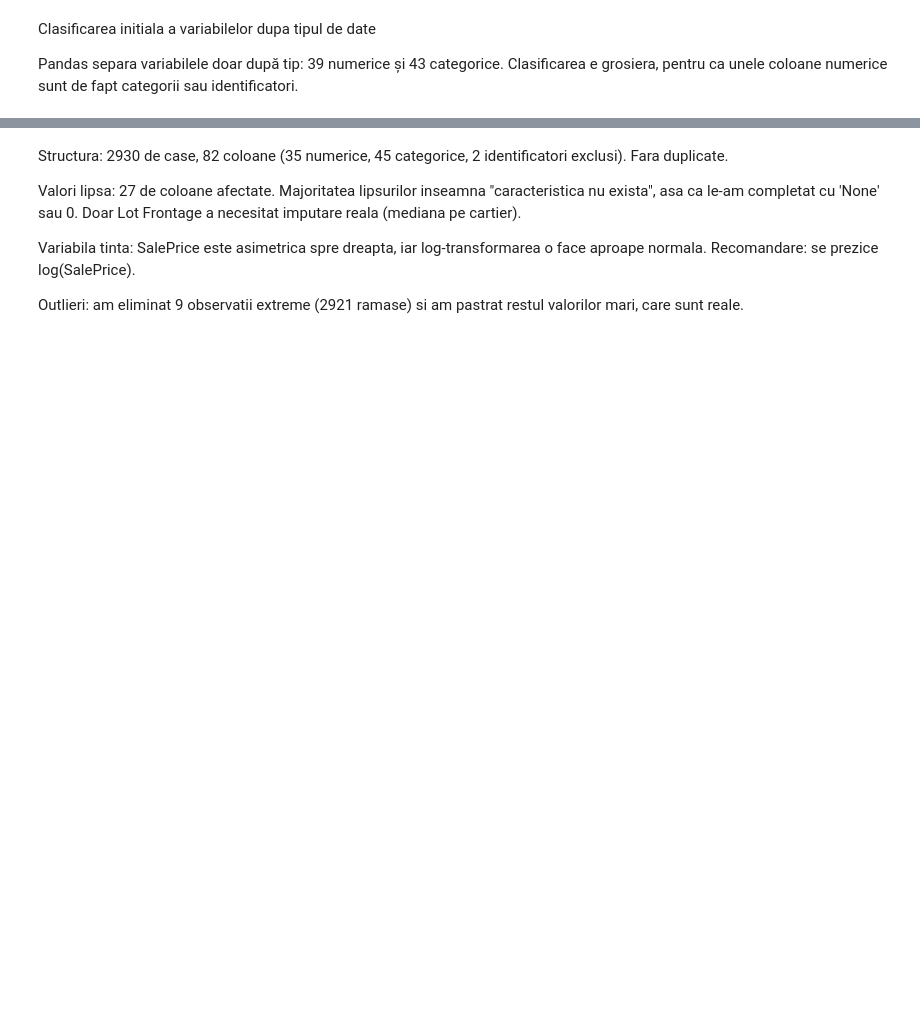
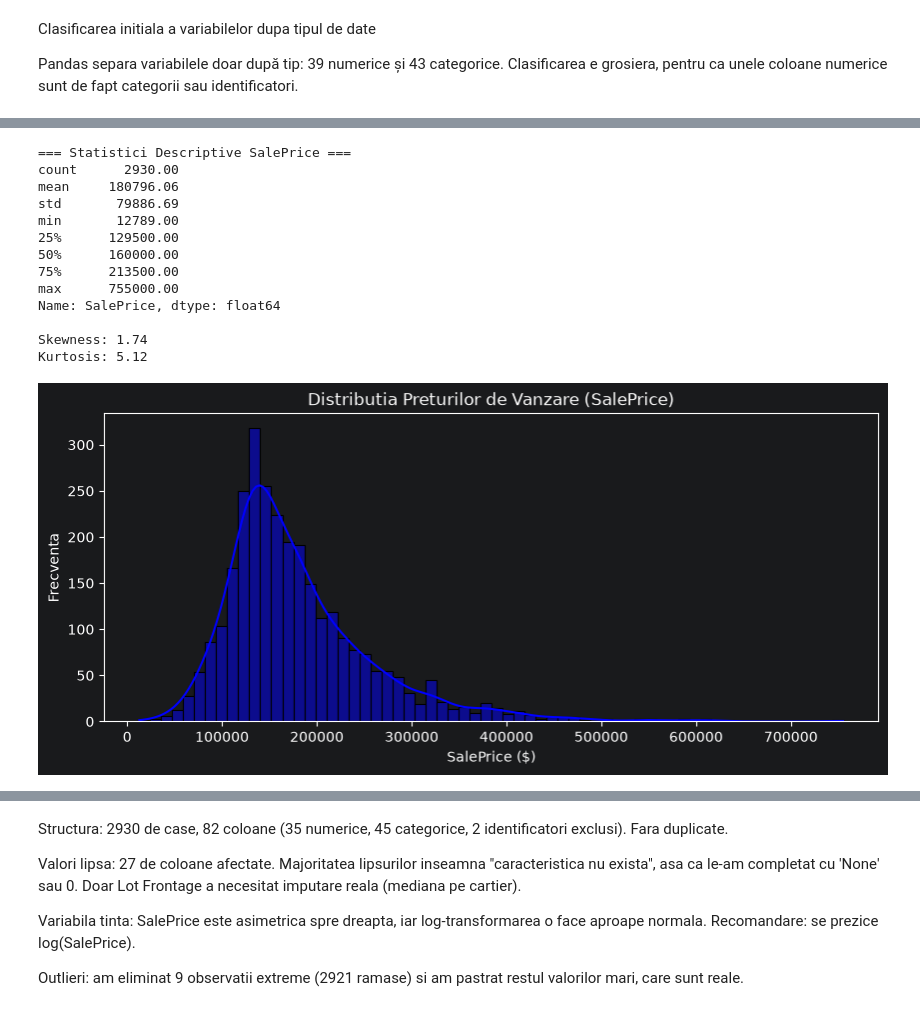
Before and after one commit to IuliaGalan/ames-housing-ML, a Jupyter notebook: EDA.ipynb, the cells around one changed output, grey strips where cells are left out. Drawn from its saved outputs; the diff is of its cells as text; code cells hidden in the pictures; blank space fills up the shorter version.

```diff
--- a/EDA.ipynb
+++ b/EDA.ipynb
@@ -5,7 +5,11 @@ import matplotlib.pyplot as plt
 import seaborn as sns
 
 # citeste fisierul si il pune intr-un tabel pandas numit df (DataFrame)
-df = pd.read_csv('AmesHousing.csv', sep='\t')
+# Citim fisierul original si il salvam ca df_raw (backup neatins)
+df_raw = pd.read_csv('AmesHousing.csv', sep='\t')
+
+# Cream copia de lucru 'df' pe care vom aplica toate transformarile si imputarile
+df = df_raw.copy()
 # nr de randuri, coloane, tipurile de date, numele fiecarei coloane, nr val null
 df.info()
 # afiseaza primele 5 randuri
@@ -403,0 +362,31 @@ Salvat: (2921, 82)
+# %%
+# 1. Statistici complete (medie, mediana, deviatie standard, quartile)
+print("=== Statistici Descriptive SalePrice ===")
+print(df['SalePrice'].describe().round(2))
+
+# 2. Asimetrie (Skewness) si Boltire (Kurtosis)
+print(f"\nSkewness: {df['SalePrice'].skew():.2f}")
+print(f"Kurtosis: {df['SalePrice'].kurt():.2f}")
+
+# 3. Vizualizare pentru Forma Distributiei si Outliers
+plt.figure(figsize=(10, 4))
+sns.histplot(df['SalePrice'], kde=True, color='blue')
+plt.title('Distributia Preturilor de Vanzare (SalePrice)')
+plt.xlabel('SalePrice ($)')
+plt.ylabel('Frecventa')
+plt.show()
+# %% [output]
+=== Statistici Descriptive SalePrice ===
+count      2930.00
+mean     180796.06
+std       79886.69
+min       12789.00
+25%      129500.00
+50%      160000.00
+75%      213500.00
+max      755000.00
+Name: SalePrice, dtype: float64
+
+Skewness: 1.74
+Kurtosis: 5.12
+[figure, added]
```
Also changed, not shown: parts of 40 cells of this notebook.
